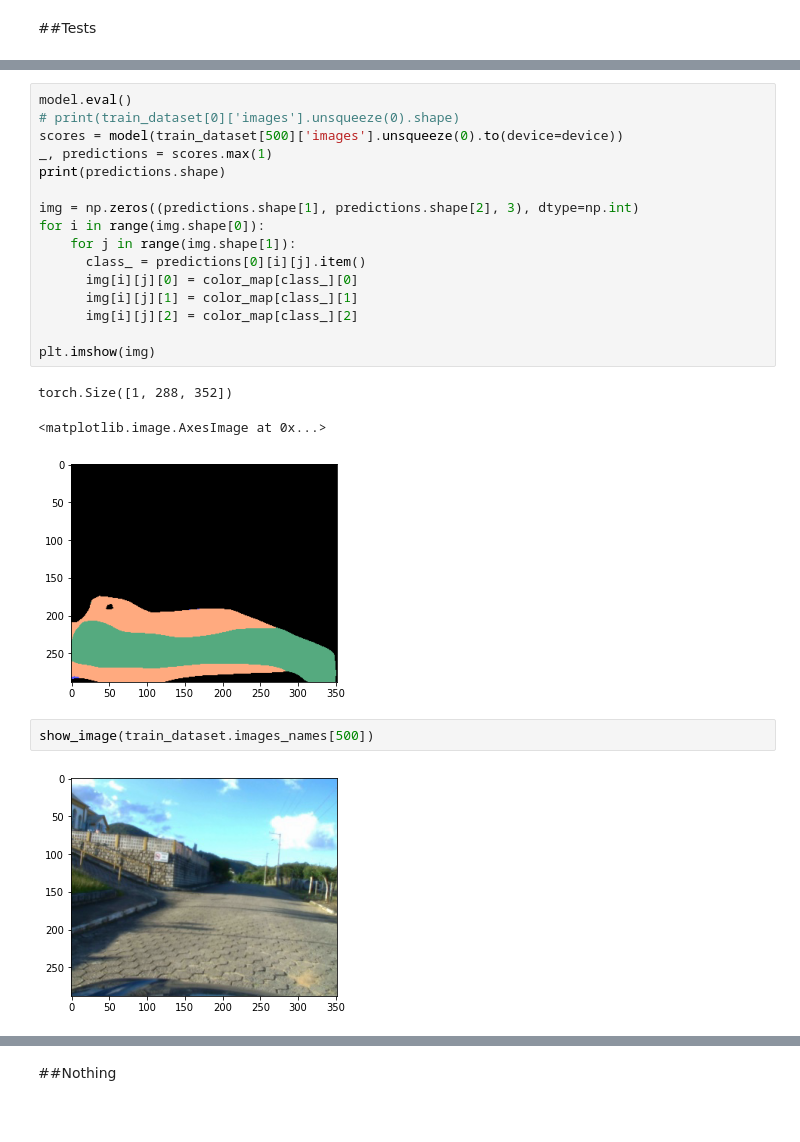
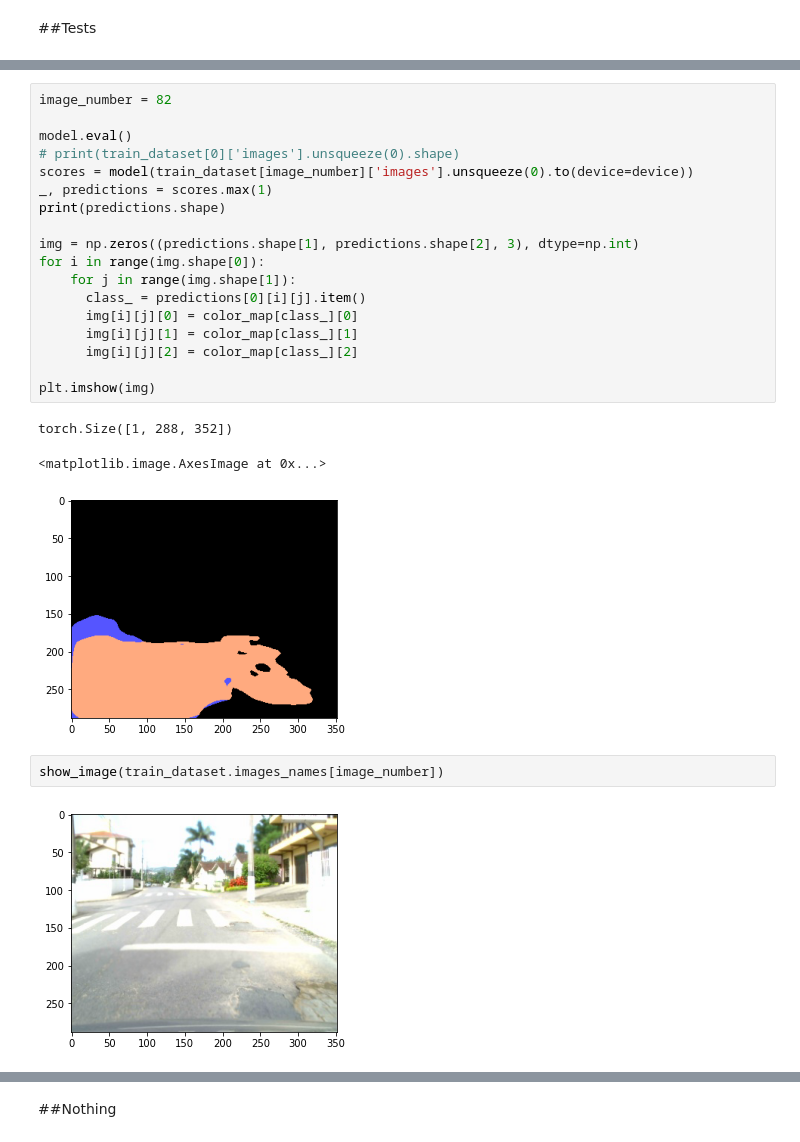
Before and after one commit to weslyca/Lite-HRNet-pytorch, a Jupyter notebook: CNN_pytorch.ipynb, the cells around one changed output, grey strips where cells are left out. Cells and saved outputs as stored; diff of their text form.

```diff
--- a/CNN_pytorch.ipynb
+++ b/CNN_pytorch.ipynb
@@ -969,7 +971,9 @@ torch.Size([1, 288, 352])
 # %%
+image_number = 82
+
 model.eval()
 # print(train_dataset[0]['images'].unsqueeze(0).shape)
-scores = model(train_dataset[500]['images'].unsqueeze(0).to(device=device))
+scores = model(train_dataset[image_number]['images'].unsqueeze(0).to(device=device))
 _, predictions = scores.max(1)
 print(predictions.shape)
 
@@ -985,9 +989,9 @@ plt.imshow(img)
 # %% [output]
 torch.Size([1, 288, 352])
 <matplotlib.image.AxesImage at 0x...>
-[figure, old version]
+[figure, new version]
 # %%
-show_image(train_dataset.images_names[500])
+show_image(train_dataset.images_names[image_number])
 # %% [output]
-[figure, old version]
+[figure, new version]
 # %%
```
Also changed, not shown: parts of 7 cells of this notebook.
